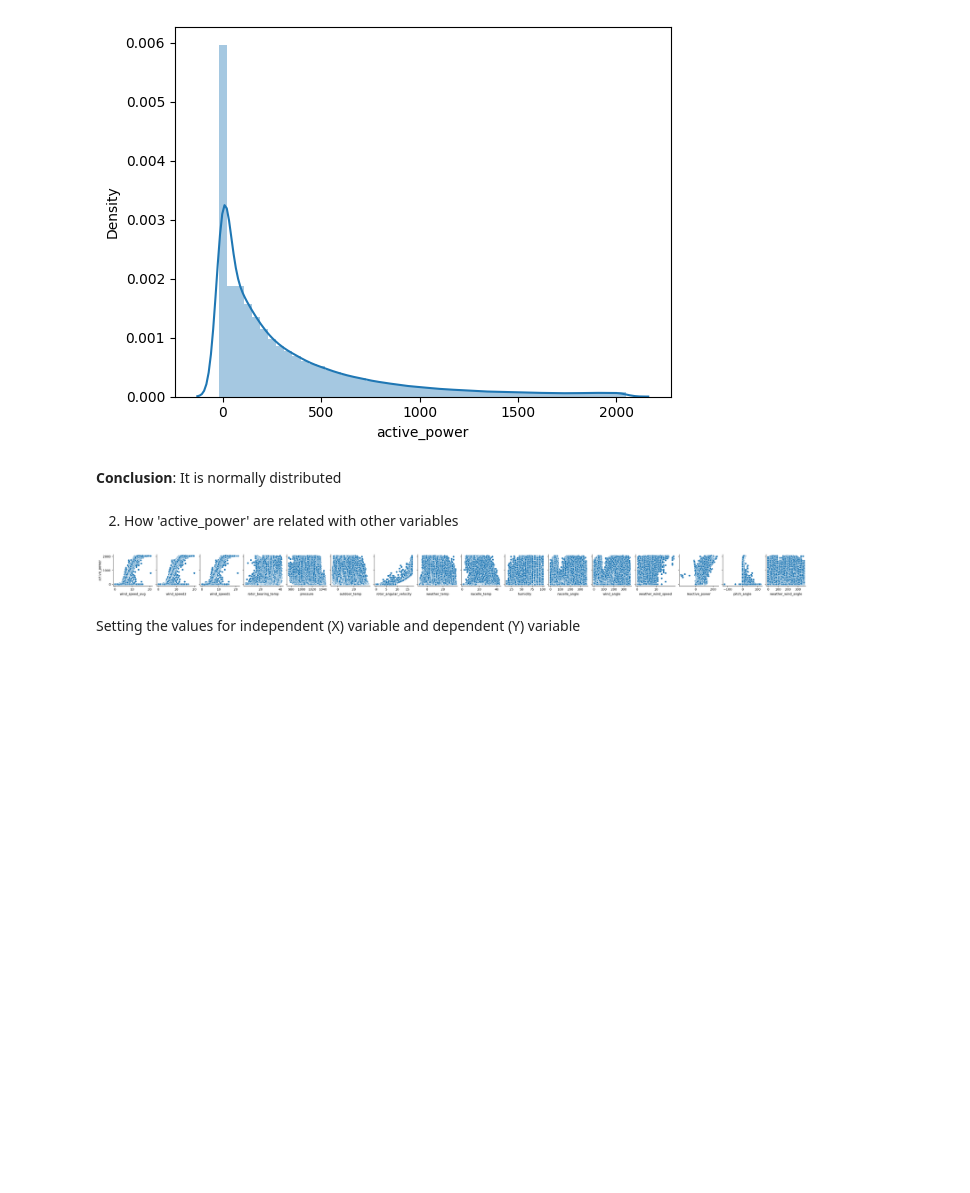
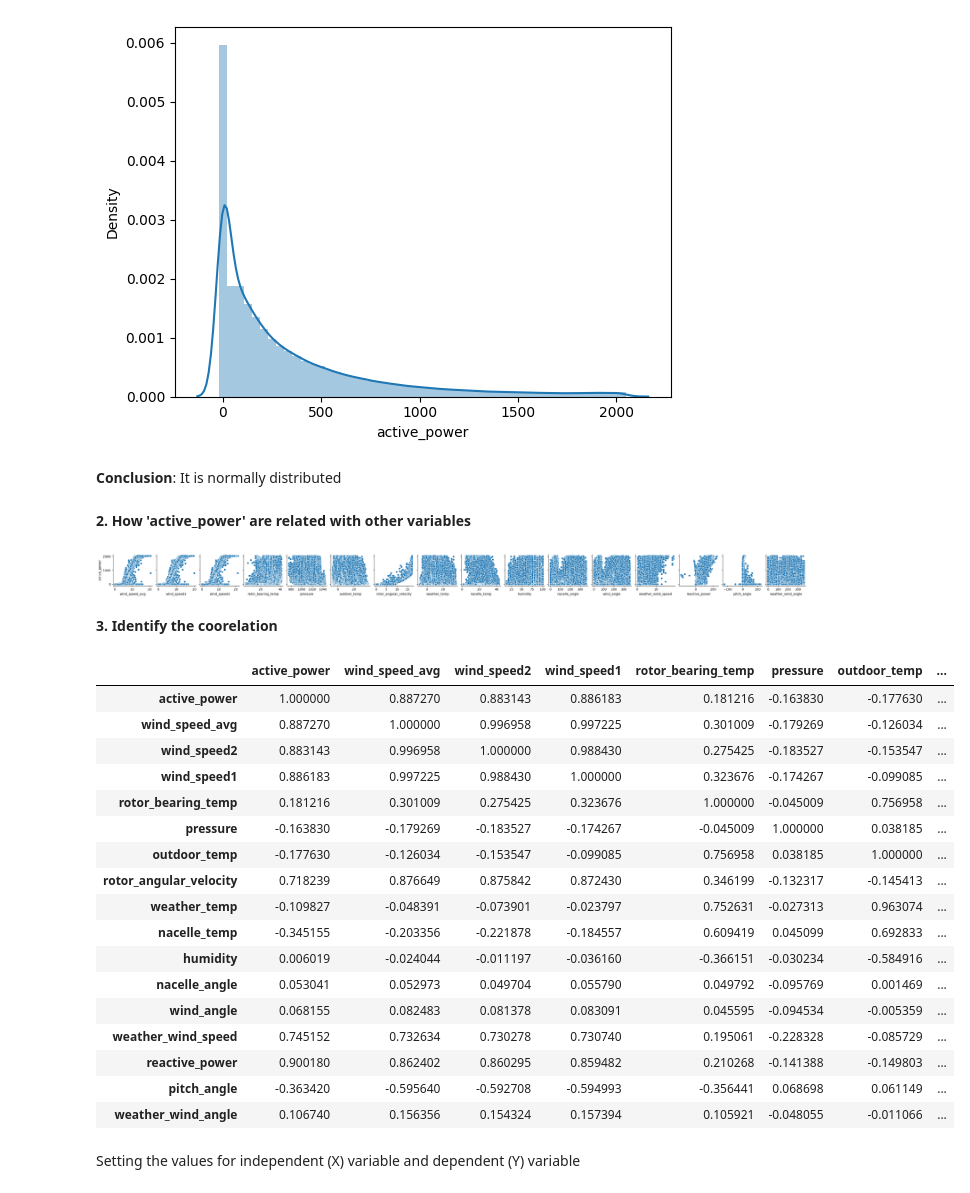
Before and after one commit to tusarrpatel/Collab, a Jupyter notebook: MultipleRegression.ipynb, the cells around one changed output. Saved outputs shown, nothing was run; the diff lists cells and outputs as text; code cells hidden in the pictures; blank space fills up the shorter version.

```diff
--- a/MultipleRegression.ipynb
+++ b/MultipleRegression.ipynb
@@ -73,13 +73,38 @@ https://gist.github.com/mwaskom/de44147ed2974457ad6372750bbe5751
 # %% [markdown]
 **Conclusion**: It is normally distributed
 # %% [markdown]
-2. How 'active_power' are related with other variables
+**2. How 'active_power' are related with other variables**
 # %%
 sns.pairplot(windDS, x_vars=['wind_speed_avg', 'wind_speed2', 'wind_speed1','rotor_bearing_temp','pressure','outdoor_temp','rotor_angular_velocity','weather_temp','nacelle_temp'
 ,'humidity','nacelle_angle','wind_angle','weather_wind_speed','reactive_power','pitch_angle','weather_wind_angle'], y_vars='active_power', height=2)
 plt.show()
 # %% [output]
 [figure]
+# %% [markdown]
+**3. Identify the coorelation**
+# %%
+windDS_FeatureDS = windDS[['active_power','wind_speed_avg', 'wind_speed2', 'wind_speed1','rotor_bearing_temp','pressure','outdoor_temp','rotor_angular_velocity','weather_temp','nacelle_temp'
+,'humidity','nacelle_angle','wind_angle','weather_wind_speed','reactive_power','pitch_angle','weather_wind_angle']]
+windDS_FeatureDS.corr()
+# %% [output]
+|  | active_power | wind_speed_avg | wind_speed2 | wind_speed1 | rotor_bearing_temp | pressure | outdoor_temp | ... |
+| active_power | 1.000000 | 0.887270 | 0.883143 | 0.886183 | 0.181216 | -0.163830 | -0.177630 | ... |
+| wind_speed_avg | 0.887270 | 1.000000 | 0.996958 | 0.997225 | 0.301009 | -0.179269 | -0.126034 | ... |
+| wind_speed2 | 0.883143 | 0.996958 | 1.000000 | 0.988430 | 0.275425 | -0.183527 | -0.153547 | ... |
+| wind_speed1 | 0.886183 | 0.997225 | 0.988430 | 1.000000 | 0.323676 | -0.174267 | -0.099085 | ... |
+| rotor_bearing_temp | 0.181216 | 0.301009 | 0.275425 | 0.323676 | 1.000000 | -0.045009 | 0.756958 | ... |
+| pressure | -0.163830 | -0.179269 | -0.183527 | -0.174267 | -0.045009 | 1.000000 | 0.038185 | ... |
+| outdoor_temp | -0.177630 | -0.126034 | -0.153547 | -0.099085 | 0.756958 | 0.038185 | 1.000000 | ... |
+| rotor_angular_velocity | 0.718239 | 0.876649 | 0.875842 | 0.872430 | 0.346199 | -0.132317 | -0.145413 | ... |
+| weather_temp | -0.109827 | -0.048391 | -0.073901 | -0.023797 | 0.752631 | -0.027313 | 0.963074 | ... |
+| nacelle_temp | -0.345155 | -0.203356 | -0.221878 | -0.184557 | 0.609419 | 0.045099 | 0.692833 | ... |
+| humidity | 0.006019 | -0.024044 | -0.011197 | -0.036160 | -0.366151 | -0.030234 | -0.584916 | ... |
+| nacelle_angle | 0.053041 | 0.052973 | 0.049704 | 0.055790 | 0.049792 | -0.095769 | 0.001469 | ... |
+| wind_angle | 0.068155 | 0.082483 | 0.081378 | 0.083091 | 0.045595 | -0.094534 | -0.005359 | ... |
+| weather_wind_speed | 0.745152 | 0.732634 | 0.730278 | 0.730740 | 0.195061 | -0.228328 | -0.085729 | ... |
+| reactive_power | 0.900180 | 0.862402 | 0.860295 | 0.859482 | 0.210268 | -0.141388 | -0.149803 | ... |
+| pitch_angle | -0.363420 | -0.595640 | -0.592708 | -0.594993 | -0.356441 | 0.068698 | 0.061149 | ... |
+| weather_wind_angle | 0.106740 | 0.156356 | 0.154324 | 0.157394 | 0.105921 | -0.048055 | -0.011066 | ... |
 # %% [markdown]
 Setting the values for independent (X) variable and dependent (Y) variable
 # %%
```
